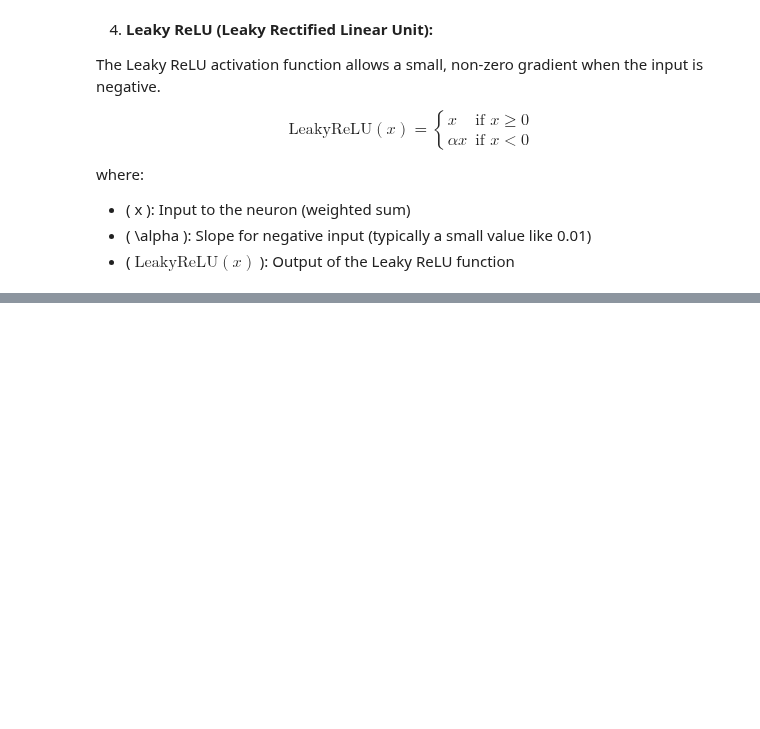
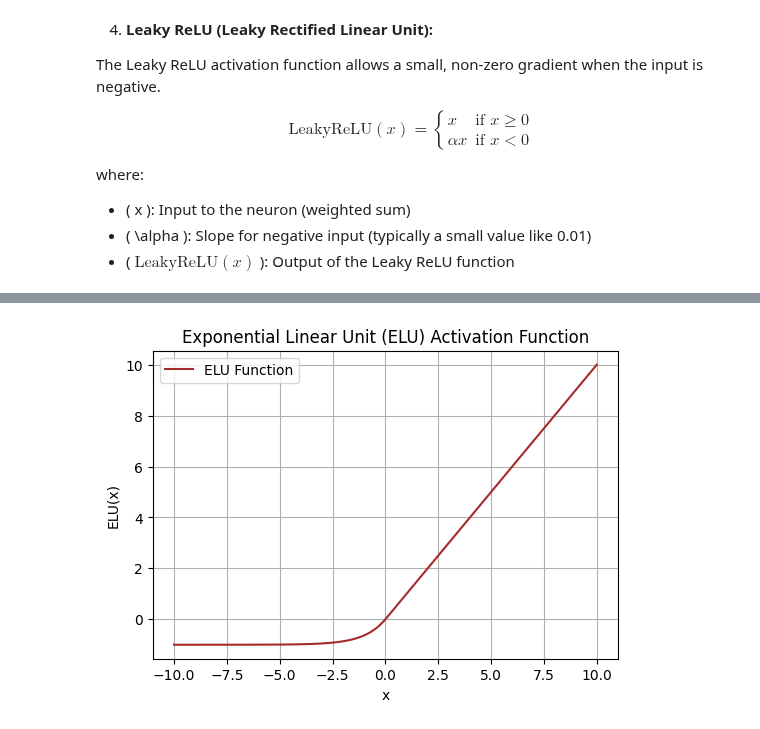
Before and after one commit to sujit4uwbslg/gcet_IV-I_2025, a Jupyter notebook: LAB/week1.ipynb, the cells around one changed output, grey strips where cells are left out. Drawn from its saved outputs; the diff is of its cells as text; code cells hidden in the pictures; blank space fills up the shorter version.

```diff
--- a/LAB/week1.ipynb
+++ b/LAB/week1.ipynb
@@ -197,0 +239,23 @@ where:
+# %%
+import numpy as np
+import matplotlib.pyplot as plt
+
+# ELU function definition
+def elu(x, alpha=1.0):
+    return np.where(x >= 0, x, alpha * (np.exp(x) - 1))
+
+# Generate input values
+x = np.linspace(-10, 10, 100)
+y = elu(x)
+
+# Plot
+plt.figure(figsize=(6, 4))
+plt.plot(x, y, label='ELU Function', color='brown')
+plt.title('Exponential Linear Unit (ELU) Activation Function')
+plt.xlabel('x')
+plt.ylabel('ELU(x)')
+plt.grid(True)
+plt.legend()
+plt.show()
+# %% [output]
+[figure, added]
```
Also changed, not shown: parts of 2 cells of this notebook.
